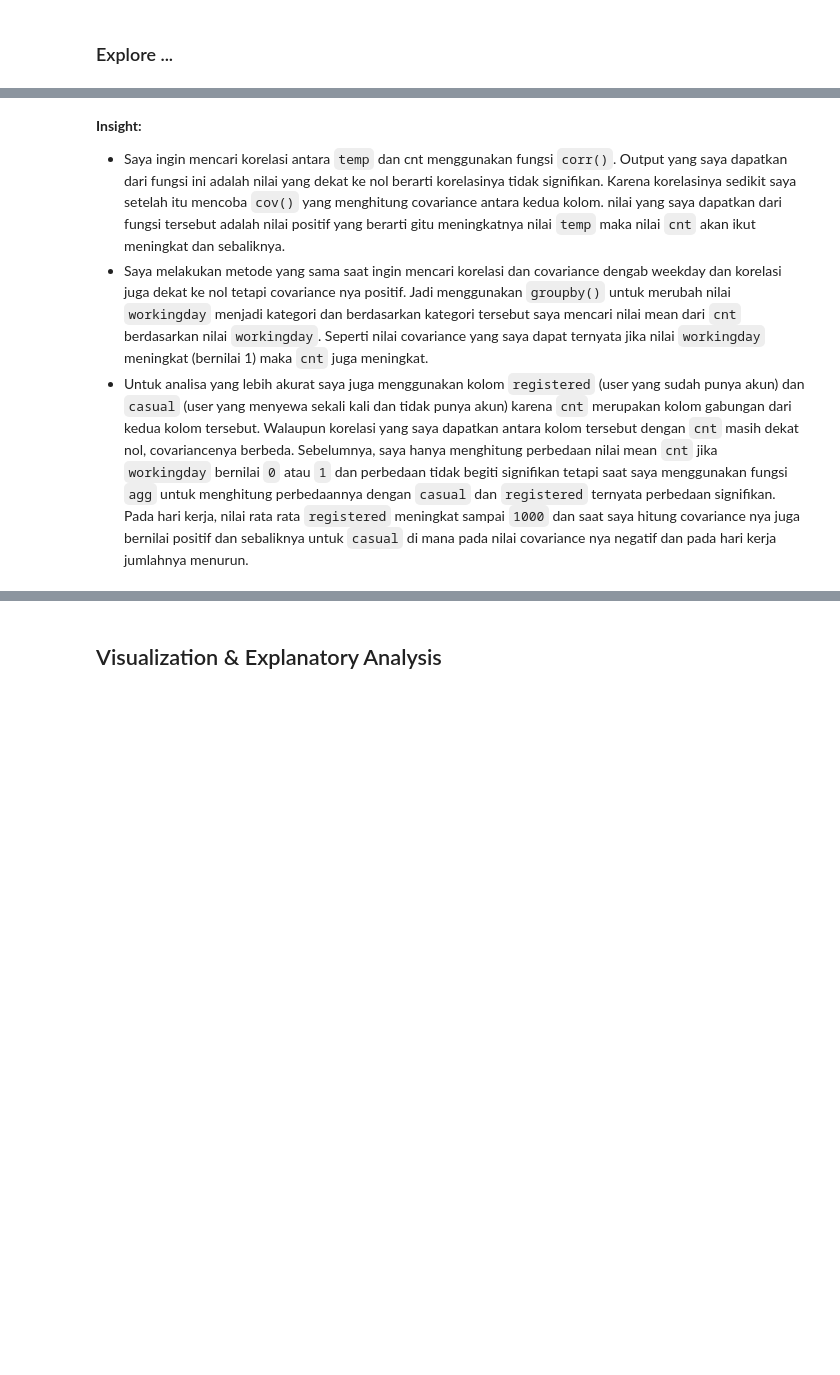
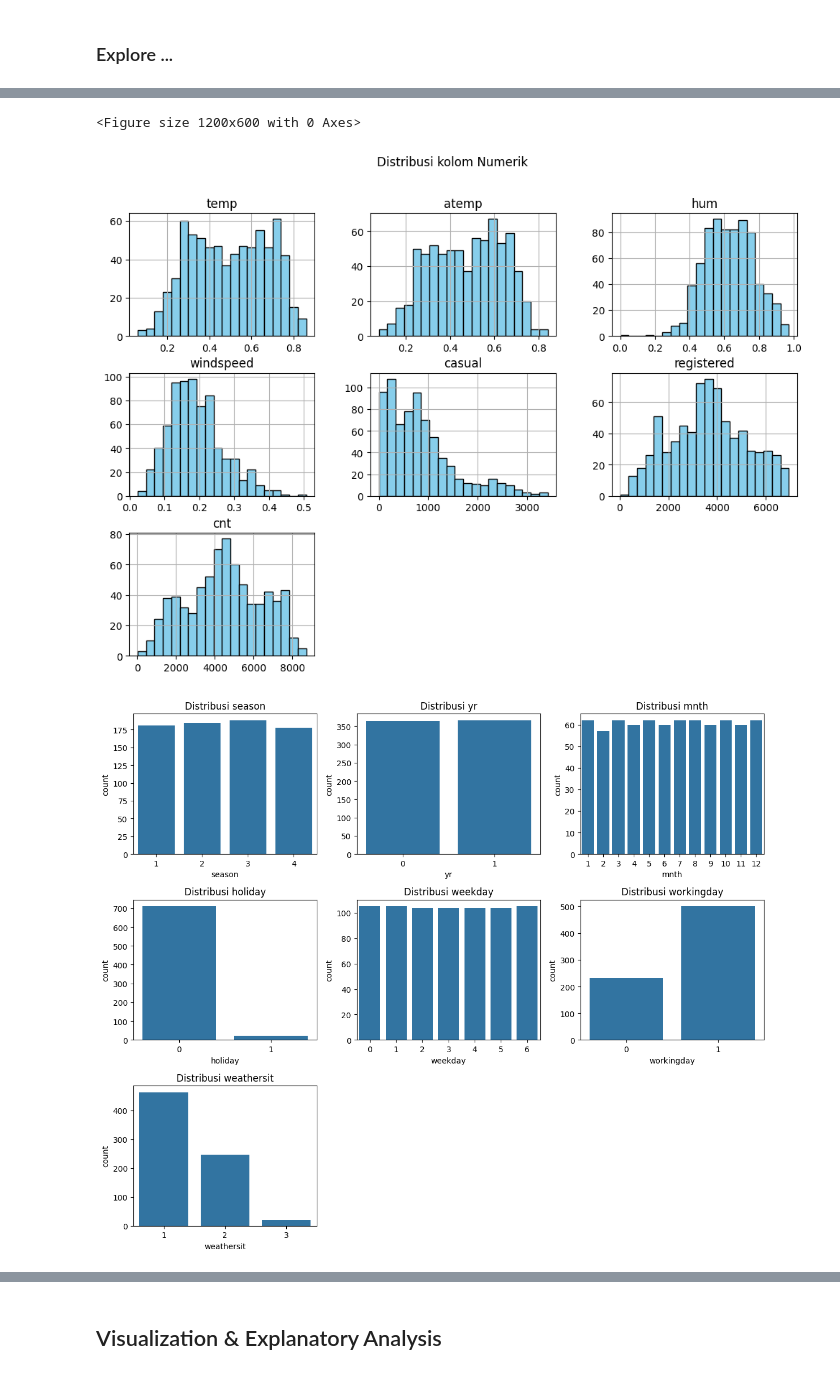
Before and after one commit to ZevHadid/BikeSharing_Analysis, a Jupyter notebook: notebook.ipynb, the cells around one changed output, grey strips where cells are left out. Cells and saved outputs as stored; diff of their text form; code cells hidden in the pictures; blank space fills up the shorter version.

```diff
--- a/notebook.ipynb
+++ b/notebook.ipynb
@@ -122,6 +111,50 @@ workingday
-# %% [markdown]
-**Insight:**
-- Saya ingin mencari korelasi antara `temp` dan cnt menggunakan fungsi `corr()`. Output yang saya dapatkan dari fungsi ini adalah nilai yang dekat ke nol berarti korelasinya tidak signifikan.
-Karena korelasinya sedikit saya setelah itu mencoba `cov()` yang menghitung covariance antara kedua kolom. nilai yang saya dapatkan dari fungsi tersebut adalah nilai positif yang berarti gitu meningkatnya nilai `temp` maka nilai `cnt` akan ikut meningkat dan sebaliknya.
-- Saya melakukan metode yang sama saat ingin mencari korelasi dan covariance dengab weekday dan korelasi juga dekat ke nol tetapi covariance nya positif. Jadi menggunakan `groupby()` untuk merubah nilai `workingday` menjadi kategori dan berdasarkan kategori tersebut saya mencari nilai mean dari `cnt` berdasarkan nilai `workingday`. Seperti nilai covariance yang saya dapat ternyata jika nilai `workingday` meningkat (bernilai 1) maka `cnt` juga meningkat.
-- Untuk analisa yang lebih akurat saya juga menggunakan kolom `registered` (user yang sudah punya akun) dan `casual` (user yang menyewa sekali kali dan tidak punya akun) karena `cnt` merupakan kolom gabungan dari kedua kolom tersebut. Walaupun korelasi yang saya dapatkan antara kolom tersebut dengan `cnt` masih dekat nol, covariancenya berbeda. Sebelumnya, saya hanya menghitung perbedaan nilai mean `cnt` jika `workingday` bernilai `0` atau `1` dan perbedaan tidak begiti signifikan tetapi saat saya menggunakan fungsi `agg` untuk menghitung perbedaannya dengan `casual` dan `registered` ternyata perbedaan signifikan. Pada hari kerja, nilai rata rata `registered` meningkat sampai `1000` dan saat saya hitung covariance nya juga bernilai positif dan sebaliknya untuk `casual` di mana pada nilai covariance nya negatif dan pada hari kerja jumlahnya menurun.
+# %%
+import pandas as pd
+import seaborn as sns
+import matplotlib.pyplot as plt
+
+# ngeprint data dan info dataset umum
+print("\n------------------------")
+print("Info Dataset Umum:")
+print("------------------------")
+print(day_df.info())
+print("\nFirst 5 rows:\n", day_df.head())
+
+kol_numerik = ["temp", "atemp", "hum", "windspeed", "casual", "registered", "cnt"]
+
+plt.figure(figsize=(12, 6))
+day_df[kol_numerik].hist(bins=20, figsize=(12, 8), color='skyblue', edgecolor='black')
+plt.suptitle("Distribusi kolom Numerik")
+plt.show()
+
+# Distribusi kolom yang categorical
+kol_categorical = ["season", "yr", "mnth", "holiday", "weekday", "workingday", "weathersit"]
+
+plt.figure(figsize=(12, 10))
+for i, col in enumerate(kol_categorical, 1):
+    plt.subplot(3, 3, i)
+    sns.countplot(x=day_df[col], data=day_df)
+    plt.title(f"Distribusi {col}")
+plt.tight_layout()
+plt.show()
+
+# mencari korelasi data data dengan heatmap
+plt.figure(figsize=(10, 6))
+sns.heatmap(day_df.corr(), annot=True, cmap="coolwarm", fmt=".2f")
+plt.title("Correlation Matrix")
+plt.show()
+
+# Scatter Plot temp dan cnt
+plt.figure(figsize=(6, 4))
+sns.scatterplot(x=day_df["temp"], y=day_df["cnt"])
+plt.title("Scatter Plot Suhu dan Jumlah Penyewa")
+plt.xlabel("Suhu")
+plt.ylabel("Jumlah Penyewa")
+plt.show()
+
+# Boxplot cnt saat hari libur dan kerja
+plt.figure(figsize=(6, 4))
+sns.boxplot(x="workingday", y="cnt", data=day_df)
+plt.title("Jumlah Penyewa saat Hari Libur dan Hari Kerja")
+plt.show()
+# %% [output]
@@ -127,0 +178,3 @@ Karena korelasinya sedikit saya setelah itu mencoba `cov()` yang menghitung cova
+<Figure size 1200x600 with 0 Axes>
+[figure, added]
+[figure, added]
```
Also changed, not shown: parts of 11 cells of this notebook, 3 other files.
